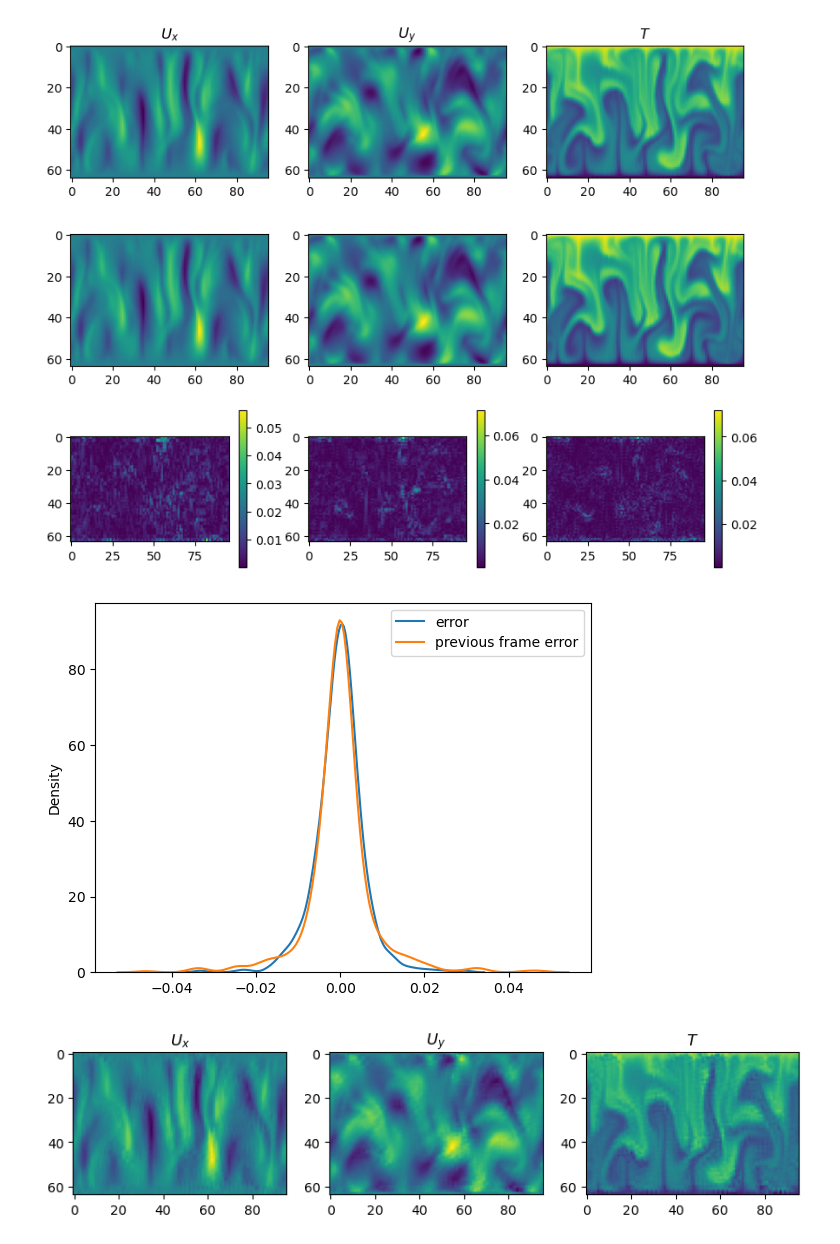
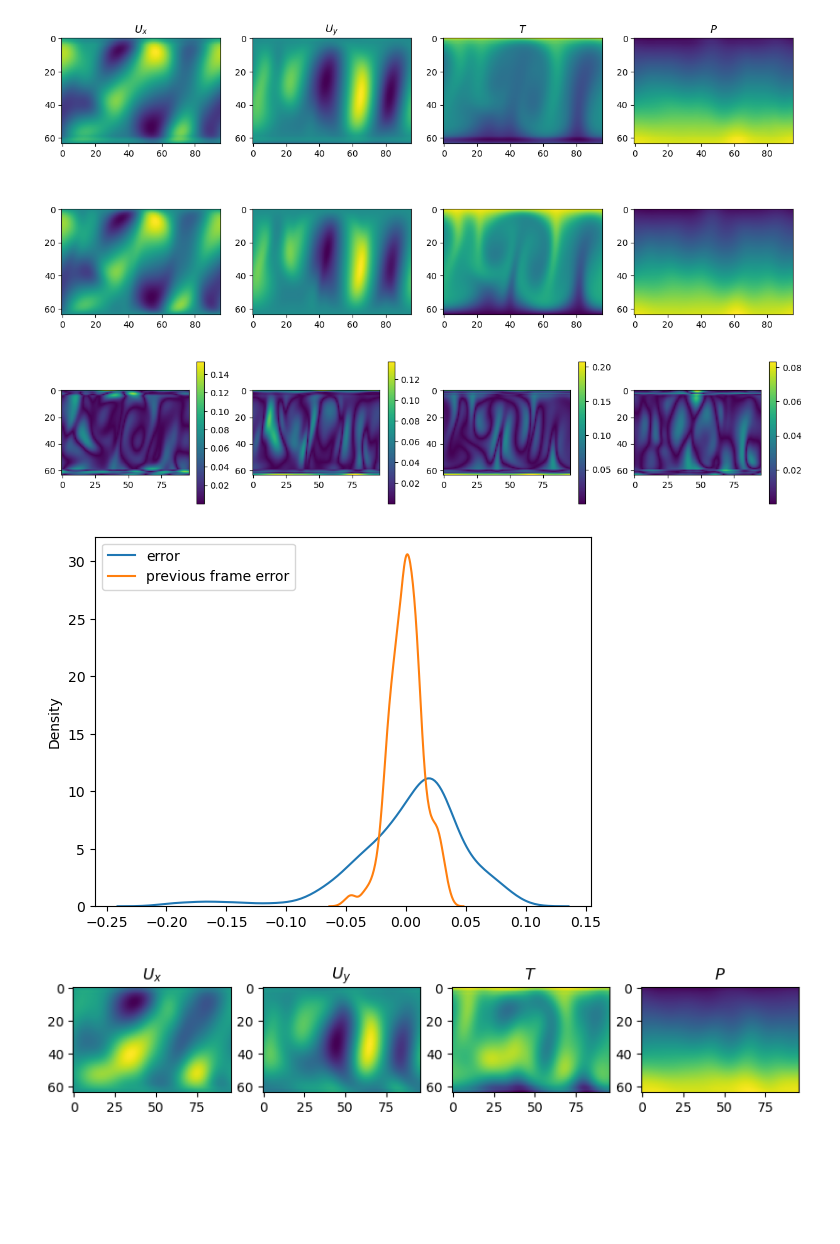
Before and after one commit to graps1/ELM-PDEs, a Jupyter notebook: rbc2d/plot_data.ipynb, the cells around one changed output. Drawn from its saved outputs; the diff is of its cells as text; code cells hidden in the pictures; blank space fills up the shorter version.

```diff
--- a/rbc2d/plot_data.ipynb
+++ b/rbc2d/plot_data.ipynb
@@ -26,6 +31,6 @@ with h5py.File("./data/RB_64_96_T.h5", "r") as f:
 # %%
-X = torch.cat((U,T[:,None,:,:]),dim=1)
-i = 700-1
+X = torch.cat((U,T,P),dim=1)
+i = X.shape[0]-4
 Y = X[i:i+1,:,:,:].double()
 X = X[i+1:i+2,:,:,:].double()
 # %%
@@ -204,0 +207,33 @@ change = 0.000974326
+# %%
+wrapper = RBC2DModelWrapper(ELM2D((4,4), (1,1), 4, 800, 4))
+wrapper.initialize(X, Y)
+# wrapper.train(wrapper.model.pad(X), wrapper.model.pad(Y), stopping_threshold=1e-3, noise=1e-4)
+# wrapper.train(X, Y, stopping_threshold=1e-3, noise=1e-2)
+
+torch.set_grad_enabled(True)
+opt = torch.optim.LBFGS(wrapper.parameters(), lr=1, history_size=40)
+
+def closure():
+    opt.zero_grad()
+    loss = ( wrapper(X) - Y ).pow(2).mean()
+    loss.backward()
+    print(f"iter = {i}, loss = {loss.item():.5f}", end="\r")
+    return loss
+
+# opt = torch.optim.Adam(wrapper.parameters(), lr=1e-3)
+for i in range(1000):
+    opt.step(closure)
+    # opt.zero_grad()
+    # loss = ( wrapper(X) - Y ).pow(2).mean()
+    # loss.backward()
+    # opt.step()
+     #print(f"iter = {i}, loss = {loss.item():.5f}", end="\r")
+torch.set_grad_enabled(False)
+
+
+X_padded = wrapper.model.pad(X)
+fig, ax = plt.subplots(1,4,figsize=(15,3))
+ax[0].matshow(X_padded[-1,0,...].cpu().numpy())
+ax[1].matshow(X_padded[-1,1,...].cpu().numpy())
+ax[2].matshow(X_padded[-1,2,...].cpu().numpy())
+ax[3].matshow(X_padded[-1,3,...].cpu().numpy())
@@ -205,31 +243,32 @@ change = 0.000974326
 # %%
+torch.set_grad_enabled(False)
 Y_pred = wrapper(X)
 error = Y-Y_pred # .abs()
 prev_img_error = Y - X
 
-fig, ax = plt.subplots(3,3,figsize=(10,8))
-for i in range(3):
+fig, ax = plt.subplots(3,4,figsize=(15,10))
+for i in range(4):
     ax[0,i].imshow(Y_pred[0,i,:,:].cpu())
-    ax[0,i].set_title(["$U_x$", "$U_y$", "$T$"][i])
+    ax[0,i].set_title(["$U_x$", "$U_y$", "$T$", "$P$"][i])
     ax[1,i].imshow(Y[0,i,:,:].cpu())
     plt.colorbar( ax[2,i].imshow(error[0,i,:,:].abs().cpu()) )
 plt.show()
 
 sns.kdeplot(error[:,2,:,:].flatten().cpu().numpy()[::10], label="error")
 sns.kdeplot(prev_img_error[:,2,:,:].flatten().cpu().numpy()[::10], label="previous frame error")
 plt.legend()
 plt.show()
 # %% [output]
-[figure, old version]
+[figure, new version]
-[figure, old version]
+[figure, new version]
 # %%
 X_tmp = X[-1,:,:,:]
-for k in range(5):
+for k in range(15):
     X_tmp = wrapper(X_tmp)
 
-fig, ax = plt.subplots(1,3,figsize=(10,8))
-for i in range(3):
+fig, ax = plt.subplots(1,4,figsize=(10,8))
+for i in range(4):
     ax[i].imshow(X_tmp[i,:,:].cpu())
-    ax[i].set_title(["$U_x$", "$U_y$", "$T$"][i])
+    ax[i].set_title(["$U_x$", "$U_y$", "$T$", "$P$"][i])
 # %% [output]
-[figure, old version]
+[figure, new version]
```
Also changed, not shown: parts of 4 cells of this notebook.
